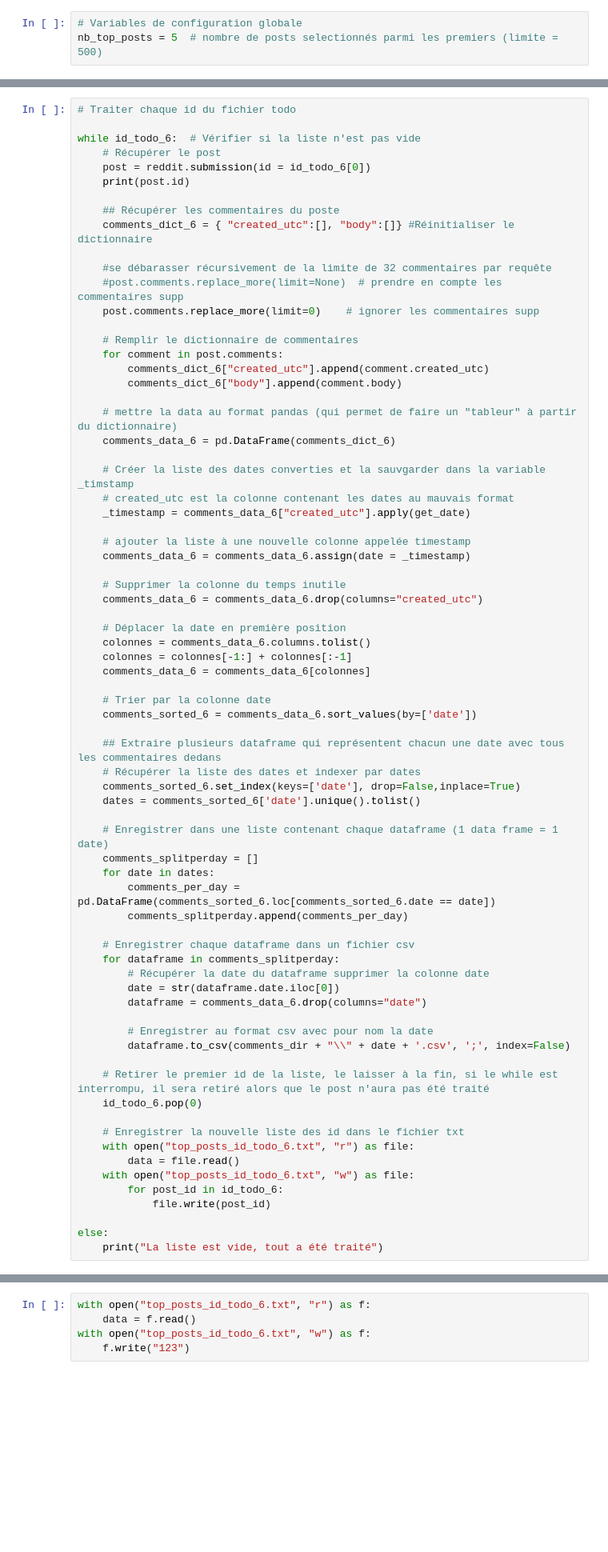
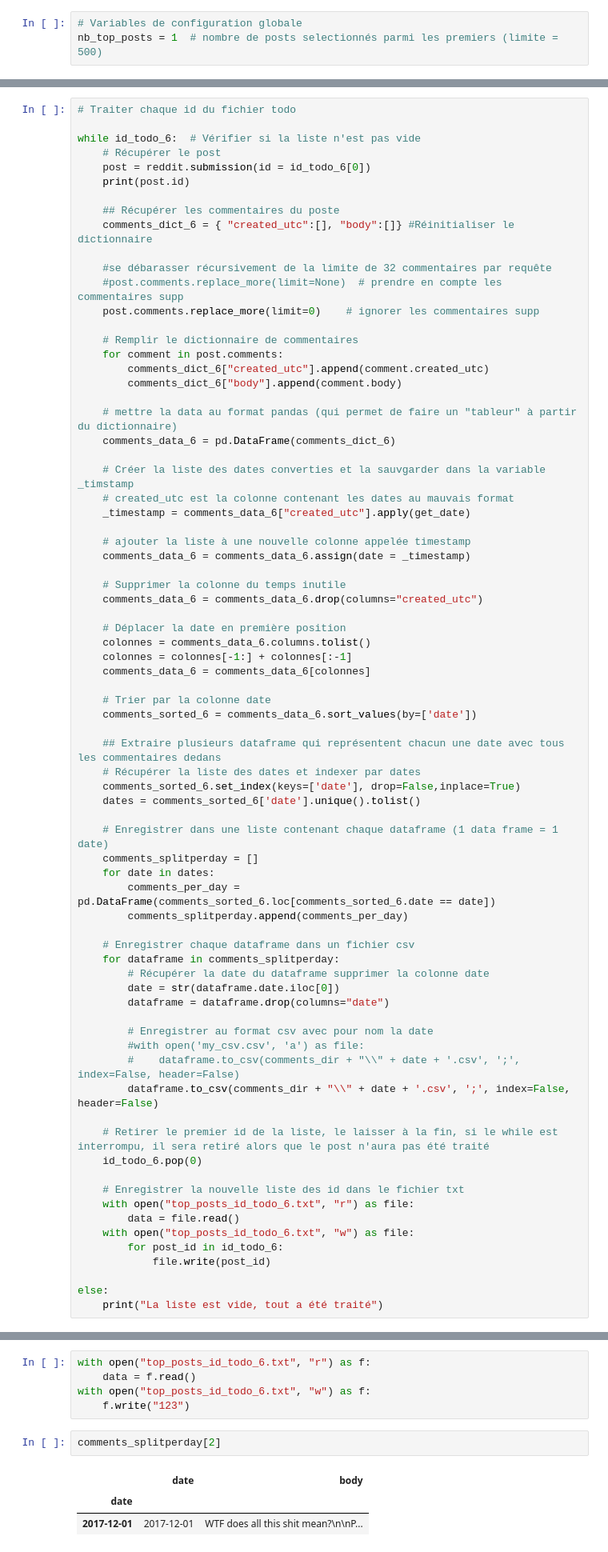
Before and after one commit to FeelCrypt/FeelCrypt, a Jupyter notebook: scrapping_reddit/scrapping_reddit.ipynb, the cells around one changed output, grey strips where cells are left out. Shown: that part at 80% size. Cells and saved outputs as stored; diff of their text form; blank space fills up the shorter version.

Commit message:
fixing spliting into csv per dates

```diff
--- a/scrapping_reddit/scrapping_reddit.ipynb
+++ b/scrapping_reddit/scrapping_reddit.ipynb
@@ -437,7 +437,7 @@ Et faire en sorte que les posts déjà traités ne soient pas retraités afin de
 Charger tous les meilleurs posts d'un subreddit dans une liste
 # %%
 # Variables de configuration globale
-nb_top_posts = 5  # nombre de posts selectionnés parmi les premiers (limite = 500)
+nb_top_posts = 1  # nombre de posts selectionnés parmi les premiers (limite = 500)
 # %%
 # Définir le titre du subreddit que l'on va cibler
 subreddit_title = 'btc'
@@ -544,10 +544,12 @@ while id_todo_6:  # Vérifier si la liste n'est pas vide
     for dataframe in comments_splitperday:
         # Récupérer la date du dataframe supprimer la colonne date
         date = str(dataframe.date.iloc[0])
-        dataframe = comments_data_6.drop(columns="date")
+        dataframe = dataframe.drop(columns="date")
 
         # Enregistrer au format csv avec pour nom la date
-        dataframe.to_csv(comments_dir + "\\" + date + '.csv', ';', index=False)
+        #with open('my_csv.csv', 'a') as file:
+        #    dataframe.to_csv(comments_dir + "\\" + date + '.csv', ';', index=False, header=False)
+        dataframe.to_csv(comments_dir + "\\" + date + '.csv', ';', index=False, header=False)
 
     # Retirer le premier id de la liste, le laisser à la fin, si le while est interrompu, il sera retiré alors que le post n'aura pas été traité
     id_todo_6.pop(0)
@@ -576,3 +586,9 @@ with open("top_posts_id_todo_6.txt", "r") as f:
     data = f.read()
 with open("top_posts_id_todo_6.txt", "w") as f:
     f.write("123")
+# %%
+comments_splitperday[2]
+# %% [output]
+|  | date | body |
+| date |  |  |
+| 2017-12-01 | 2017-12-01 | WTF does all this shit mean?\n\nP... |
```
Also changed, not shown: parts of 1 cell of this notebook.
